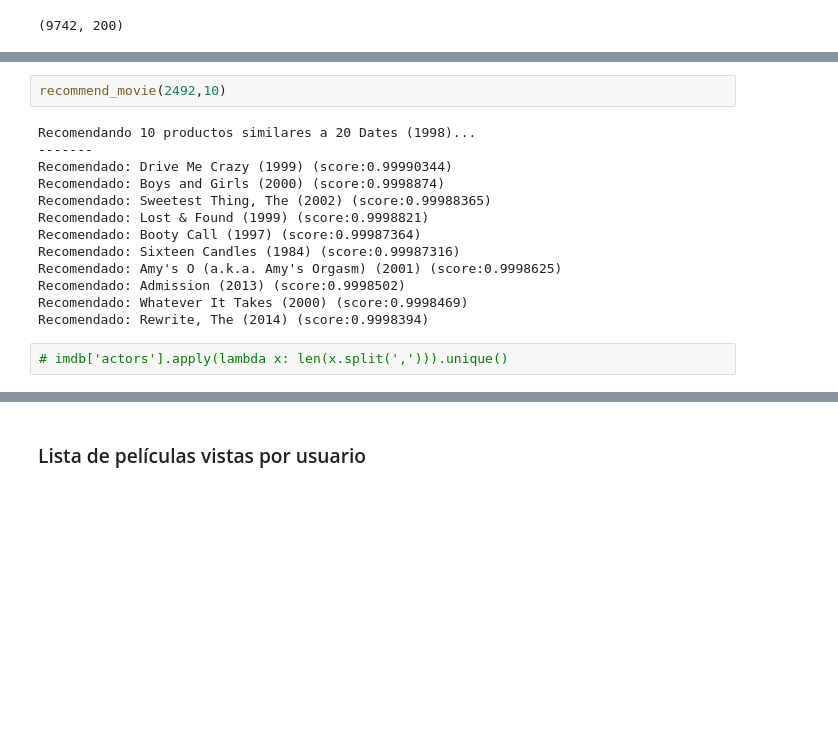
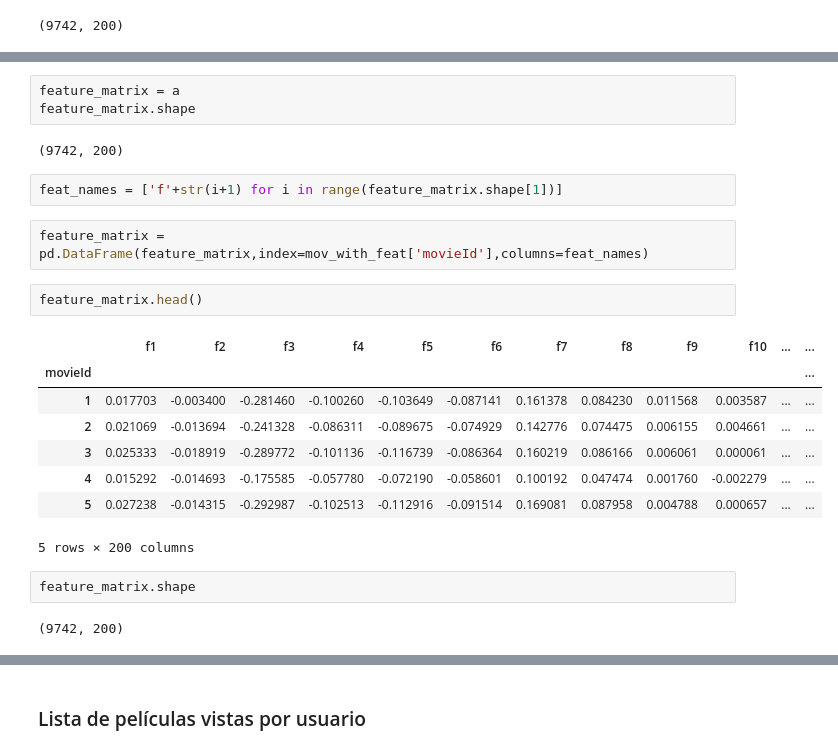
Before and after one commit to javisank/Sistema-Recomendacion-de-Peliculas, a Jupyter notebook: Notebooks/Content Based with user profiles.ipynb, the cells around one changed output, grey strips where cells are left out. Drawn from its saved outputs; the diff is of its cells as text; blank space fills up the shorter version.

Commit message:
Added user profiles
Content Based - Similar Movies: Added recommendation from random watched movie.
Content Based - with user profiles: Added.

```diff
--- a/Notebooks/Content Based v1.ipynb
+++ b/Notebooks/Content Based with user profiles.ipynb
@@ -428,17 +298,24 @@ Recomendado: Island, The (2005) (score:0.99914104)
-# %%
-recommend_movie(2492,10)
-# %% [output]
-Recomendando 10 productos similares a 20 Dates (1998)...
--------
-Recomendado: Drive Me Crazy (1999) (score:0.99990344)
-Recomendado: Boys and Girls (2000) (score:0.9998874)
-Recomendado: Sweetest Thing, The (2002) (score:0.99988365)
-Recomendado: Lost & Found (1999) (score:0.9998821)
-Recomendado: Booty Call (1997) (score:0.99987364)
-Recomendado: Sixteen Candles (1984) (score:0.99987316)
-Recomendado: Amy's O (a.k.a. Amy's Orgasm) (2001) (score:0.9998625)
-Recomendado: Admission (2013) (score:0.9998502)
-Recomendado: Whatever It Takes (2000) (score:0.9998469)
-Recomendado: Rewrite, The (2014) (score:0.9998394)
-# %%
-# imdb['actors'].apply(lambda x: len(x.split(','))).unique()
+# %%
+feature_matrix = a
+feature_matrix.shape
+# %% [output]
+(9742, 200)
+# %%
+feat_names = ['f'+str(i+1) for i in range(feature_matrix.shape[1])]
+# %%
+feature_matrix = pd.DataFrame(feature_matrix,index=mov_with_feat['movieId'],columns=feat_names)
+# %%
+feature_matrix.head()
+# %% [output]
+|  | f1 | f2 | f3 | f4 | f5 | f6 | f7 | f8 | f9 | f10 | ... | ... |
+| movieId |  |  |  |  |  |  |  |  |  |  |  | ... |
+| 1 | 0.017703 | -0.003400 | -0.281460 | -0.100260 | -0.103649 | -0.087141 | 0.161378 | 0.084230 | 0.011568 | 0.003587 | ... | ... |
+| 2 | 0.021069 | -0.013694 | -0.241328 | -0.086311 | -0.089675 | -0.074929 | 0.142776 | 0.074475 | 0.006155 | 0.004661 | ... | ... |
+| 3 | 0.025333 | -0.018919 | -0.289772 | -0.101136 | -0.116739 | -0.086364 | 0.160219 | 0.086166 | 0.006061 | 0.000061 | ... | ... |
+| 4 | 0.015292 | -0.014693 | -0.175585 | -0.057780 | -0.072190 | -0.058601 | 0.100192 | 0.047474 | 0.001760 | -0.002279 | ... | ... |
+| 5 | 0.027238 | -0.014315 | -0.292987 | -0.102513 | -0.112916 | -0.091514 | 0.169081 | 0.087958 | 0.004788 | 0.000657 | ... | ... |
+5 rows × 200 columns
+# %%
+feature_matrix.shape
+# %% [output]
+(9742, 200)
```
Also changed, not shown: parts of 53 cells of this notebook, 1 other file.
